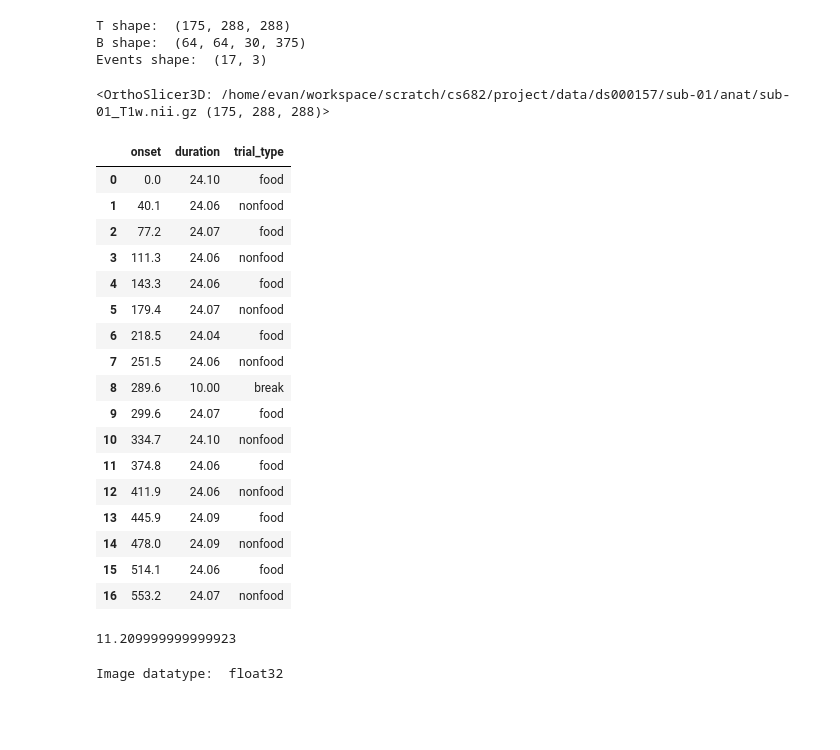
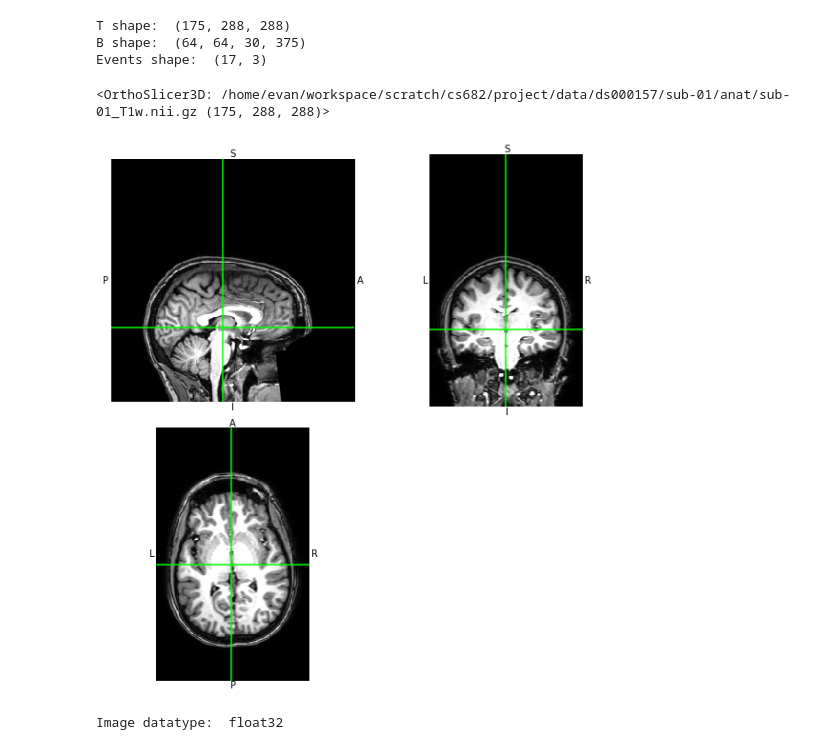
Before and after one commit to e-m-albright/CS682, a Jupyter notebook: notebooks/walkthrough.ipynb, the cells around one changed output. Saved outputs shown, nothing was run; the diff lists cells and outputs as text; code cells hidden in the pictures; blank space fills up the shorter version.

```diff
--- a/notebooks/walkthrough.ipynb
+++ b/notebooks/walkthrough.ipynb
@@ -74,16 +76,11 @@ Examine our neuro imaging data
 """
 
 subjects = layout.get_subjects()
+T1w_img, bold_img, events = data.get_subject_data(layout, subjects[0])
 
-t_img, b_img, e = data._get_subject_data(layout, subjects[0])
-
-nibabel_t_img = t_img.get_image()
-nibabel_b_img = b_img.get_image()
-df_e = e.get_df()
-
-print("T shape: ", nibabel_t_img.shape)
-print("B shape: ", nibabel_b_img.shape)
-print("Events shape: ", df_e.shape)
+print("T shape: ", T1w_img.shape)
+print("B shape: ", bold_img.shape)
+print("Events shape: ", events.shape)
 # %% [output]
 T shape:  (175, 288, 288)
 B shape:  (64, 64, 30, 375)
@@ -91,42 +88,9 @@ Events shape:  (17, 3)
 # %%
 """
 We won't use the t_img, it seems to be a one time high res scan of the subject's brain, and was not a part
 of the experimental procedure as far as I can tell.
-
-From the paper:
-    In addition to the functional scan, a high resolution T1-weighted anatomical MRI scan was
-    made (3D gradient echo sequence, repetition time = 8.4 ms, echo time = 3.8 ms,
-    flip angle = 8◦, FOV= 288 mm × 288 mm × 175 mm, 175 sagittal slices, voxel
-    size = 1 mm × 1 mm × 1 mm).
 """
-nibabel_t_img.orthoview()
+T1w_img.orthoview()
 # %% [output]
 <OrthoSlicer3D: /home/evan/workspace/scratch/cs682/project/data/ds000157/sub-01/anat/sub-01_T1w.nii.gz (175, 288, 288)>
+[figure, added]
-# %%
-"""
-During scanning, subjects alternately viewed 24 s blocks of palatable food
-images (8 blocks) and non-food images (i.e., office utensils; 8 blocks), interspersed
-with 8–16 s rest blocks showing a crosshair (12 s on average). Halfway the task there
-was a 10 s break. In the image blocks, 8 images were presented for 2.5 s each with a
-0.5 s inter-stimulus interval. A
-"""
-display(df_e)
-# %% [output]
-|  | onset | duration | trial_type |
-| 0 | 0.0 | 24.10 | food |
-| 1 | 40.1 | 24.06 | nonfood |
-| 2 | 77.2 | 24.07 | food |
-| 3 | 111.3 | 24.06 | nonfood |
-| 4 | 143.3 | 24.06 | food |
-| 5 | 179.4 | 24.07 | nonfood |
-| 6 | 218.5 | 24.04 | food |
-| 7 | 251.5 | 24.06 | nonfood |
-| 8 | 289.6 | 10.00 | break |
-| 9 | 299.6 | 24.07 | food |
-| 10 | 334.7 | 24.10 | nonfood |
-| 11 | 374.8 | 24.06 | food |
-| 12 | 411.9 | 24.06 | nonfood |
-| 13 | 445.9 | 24.09 | food |
-| 14 | 478.0 | 24.09 | nonfood |
-| 15 | 514.1 | 24.06 | food |
-| 16 | 553.2 | 24.07 | nonfood |
@@ -179,22 +97,3 @@ pass
-# %%
-"""
-TODO if you want, the 5 unassigned should sometimes be subtracted out
-
-5 unassigned, and possibly no echo, is almost 3 seconds of unaccounted only
-"""
-n_scans = nibabel_b_img.shape[-1] - 5
-scan_time = 1.6 + 0.023  # from paper, seconds
-total_time = n_scans * scan_time  # 608.625 seconds, or a little past 10 minutes
-
-# Paper says the data should start from 0.0, we can assume the unaccounted for events past
-
-durations = df_e.onset - df_e.shift(periods=1).onset
-supposed_ending = df_e.onset.iloc[-1] + durations.median()  # 589.3
-
-# Unaccounted for time
-print(total_time - supposed_ending)
-# %% [output]
-11.209999999999923
 # %%
 """
 Thoughts on what to do
```
Also changed, not shown: parts of 9 cells of this notebook, 12 other files.
